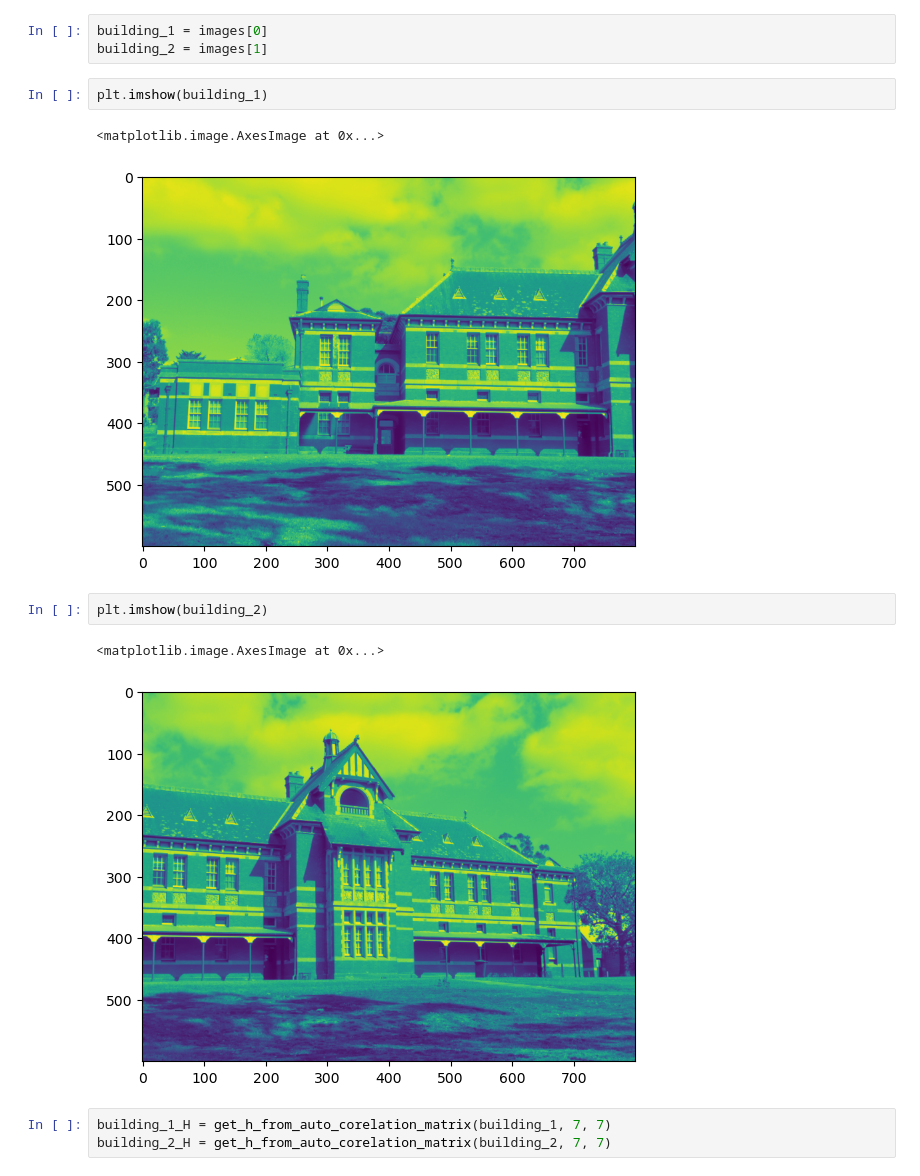
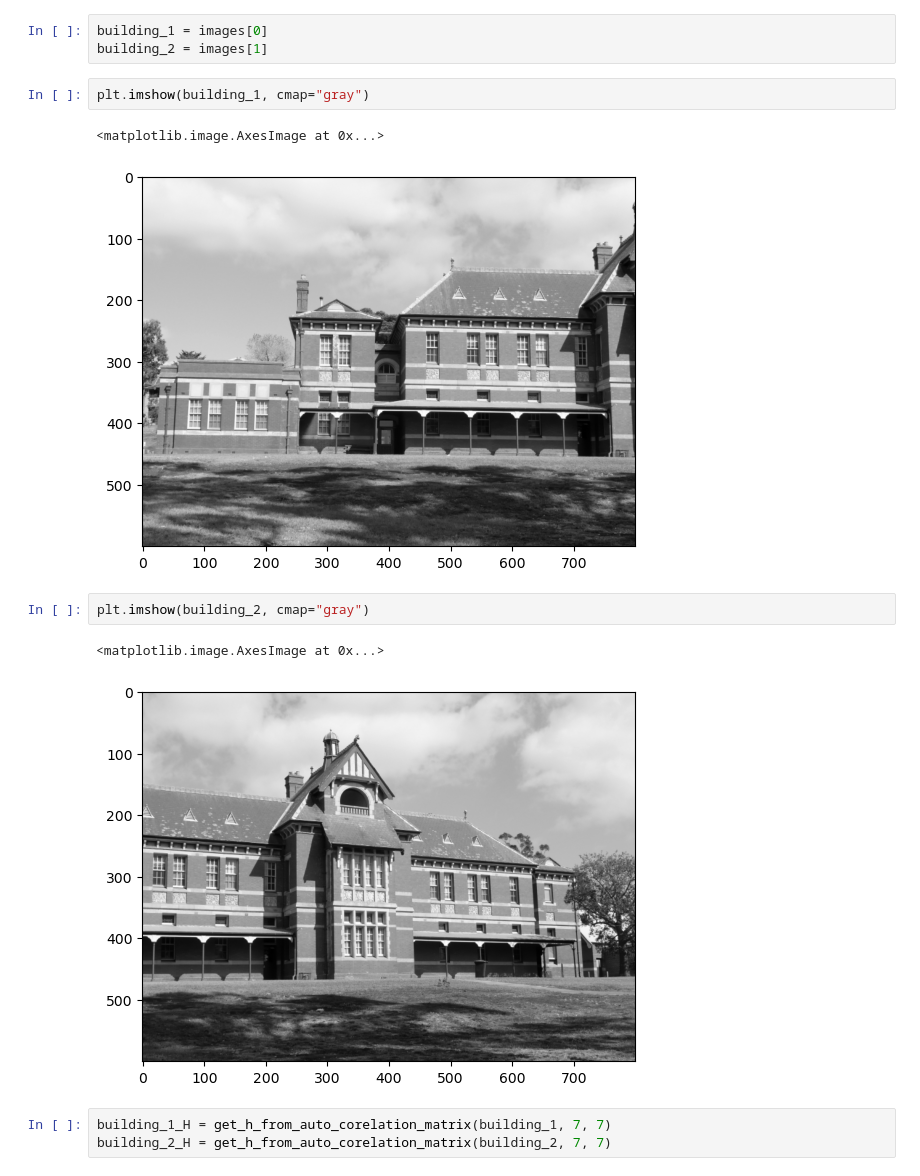
Before and after one commit to MrWlobo/Zaawansowane_Algorytmy_Wizyjne, a Jupyter notebook: Lab06/ZAW_Lab06.ipynb, the cells around one changed output. Cells and saved outputs as stored; diff of their text form.

```diff
--- a/Lab06/ZAW_Lab06.ipynb
+++ b/Lab06/ZAW_Lab06.ipynb
@@ -114,15 +115,15 @@ axis[1].imshow(fountain_2_H)
 building_1 = images[0]
 building_2 = images[1]
 # %%
-plt.imshow(building_1)
+plt.imshow(building_1, cmap="gray")
 # %% [output]
 <matplotlib.image.AxesImage at 0x...>
-[figure, old version]
+[figure, new version]
 # %%
-plt.imshow(building_2)
+plt.imshow(building_2, cmap="gray")
 # %% [output]
 <matplotlib.image.AxesImage at 0x...>
-[figure, old version]
+[figure, new version]
 # %%
 building_1_H = get_h_from_auto_corelation_matrix(building_1, 7, 7)
 building_2_H = get_h_from_auto_corelation_matrix(building_2, 7, 7)
```
Also changed, not shown: parts of 9 cells of this notebook.
